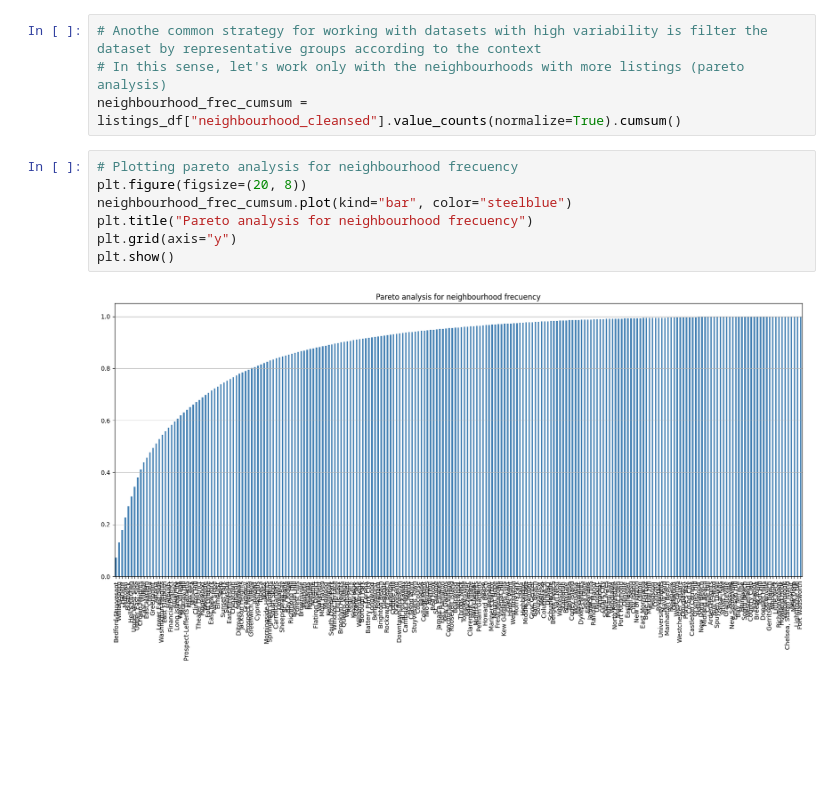
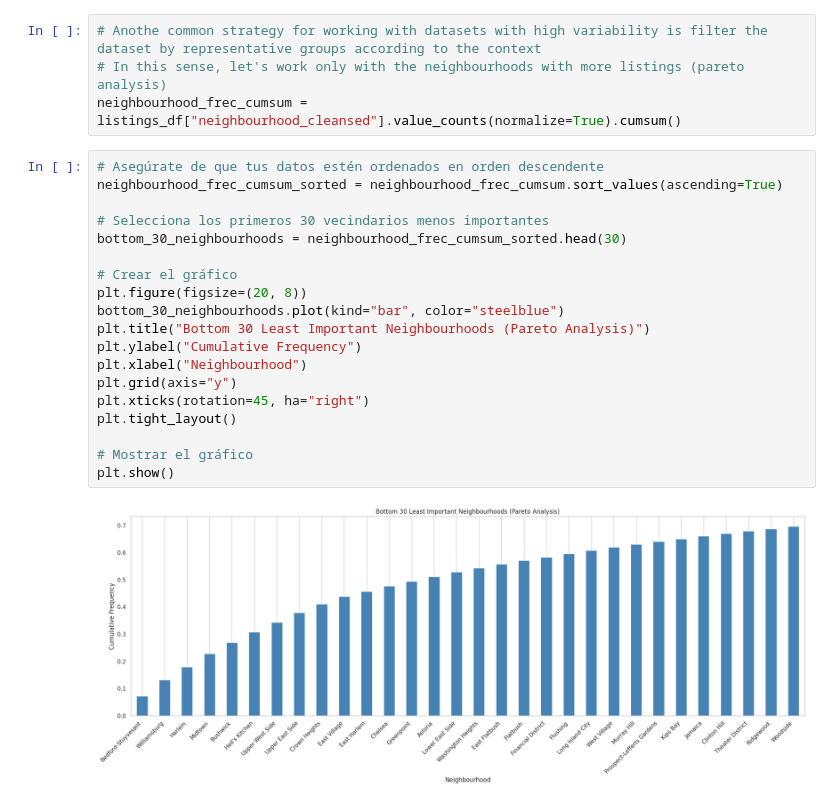
Before and after one commit to ingoscargiraldor/CDA, a Jupyter notebook: airbnb/eda.ipynb, the cells around one changed output. Cells and saved outputs as stored; diff of their text form; blank space fills up the shorter version.

```diff
--- a/airbnb/eda.ipynb
+++ b/airbnb/eda.ipynb
@@ -588,12 +595,24 @@ plt.show()
 # In this sense, let's work only with the neighbourhoods with more listings (pareto analysis)
 neighbourhood_frec_cumsum = listings_df["neighbourhood_cleansed"].value_counts(normalize=True).cumsum()
 # %%
-# Plotting pareto analysis for neighbourhood frecuency
+# Asegúrate de que tus datos estén ordenados en orden descendente
+neighbourhood_frec_cumsum_sorted = neighbourhood_frec_cumsum.sort_values(ascending=True)
+
+# Selecciona los primeros 30 vecindarios menos importantes
+bottom_30_neighbourhoods = neighbourhood_frec_cumsum_sorted.head(30)
+
+# Crear el gráfico
 plt.figure(figsize=(20, 8))
-neighbourhood_frec_cumsum.plot(kind="bar", color="steelblue")
-plt.title("Pareto analysis for neighbourhood frecuency")
+bottom_30_neighbourhoods.plot(kind="bar", color="steelblue")
+plt.title("Bottom 30 Least Important Neighbourhoods (Pareto Analysis)")
+plt.ylabel("Cumulative Frequency")
+plt.xlabel("Neighbourhood")
 plt.grid(axis="y")
+plt.xticks(rotation=45, ha="right")
+plt.tight_layout()
+
+# Mostrar el gráfico
 plt.show()
 # %% [output]
-[figure, old version]
+[figure, new version]
 # %%
```
Also changed, not shown: parts of 4 cells of this notebook.
